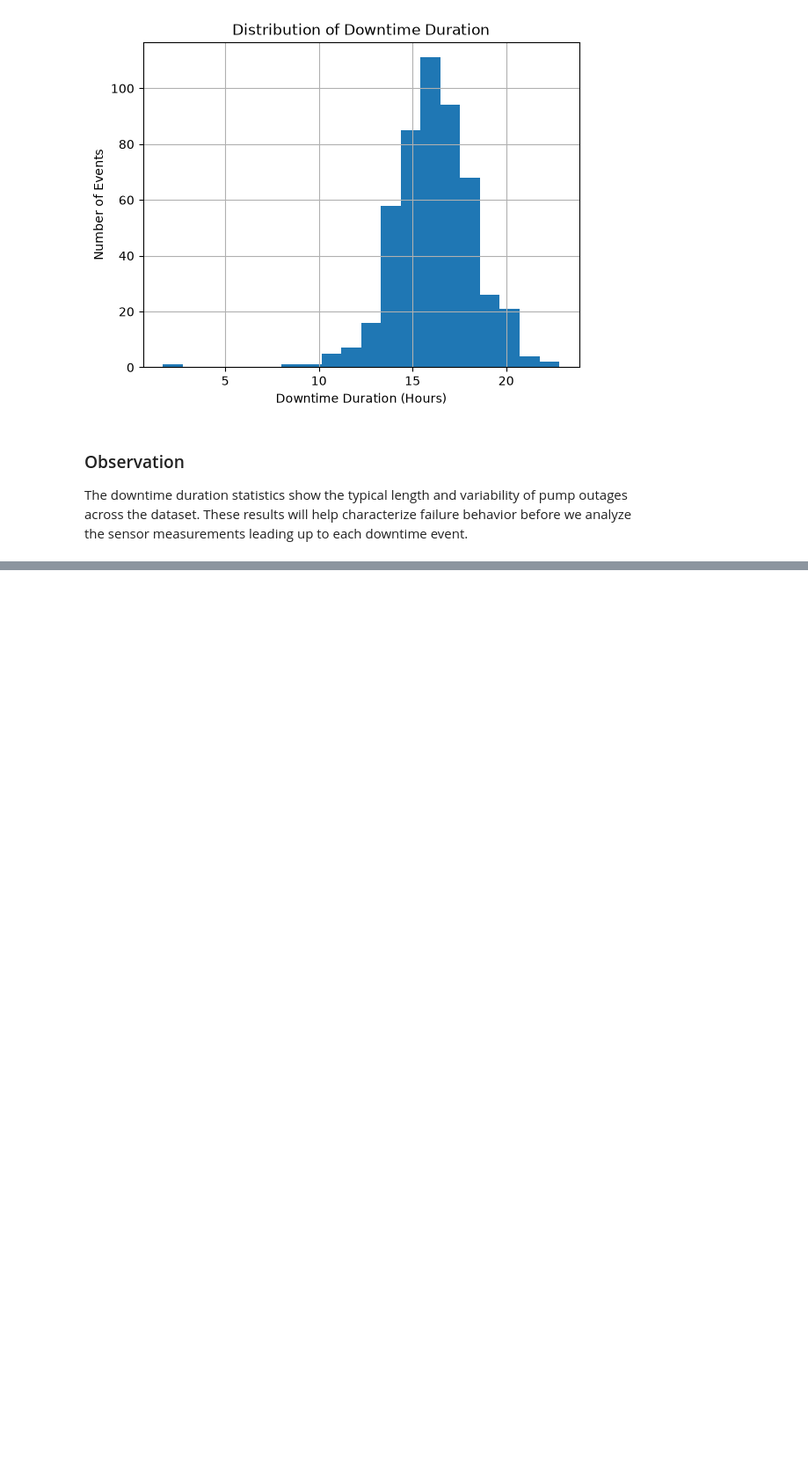
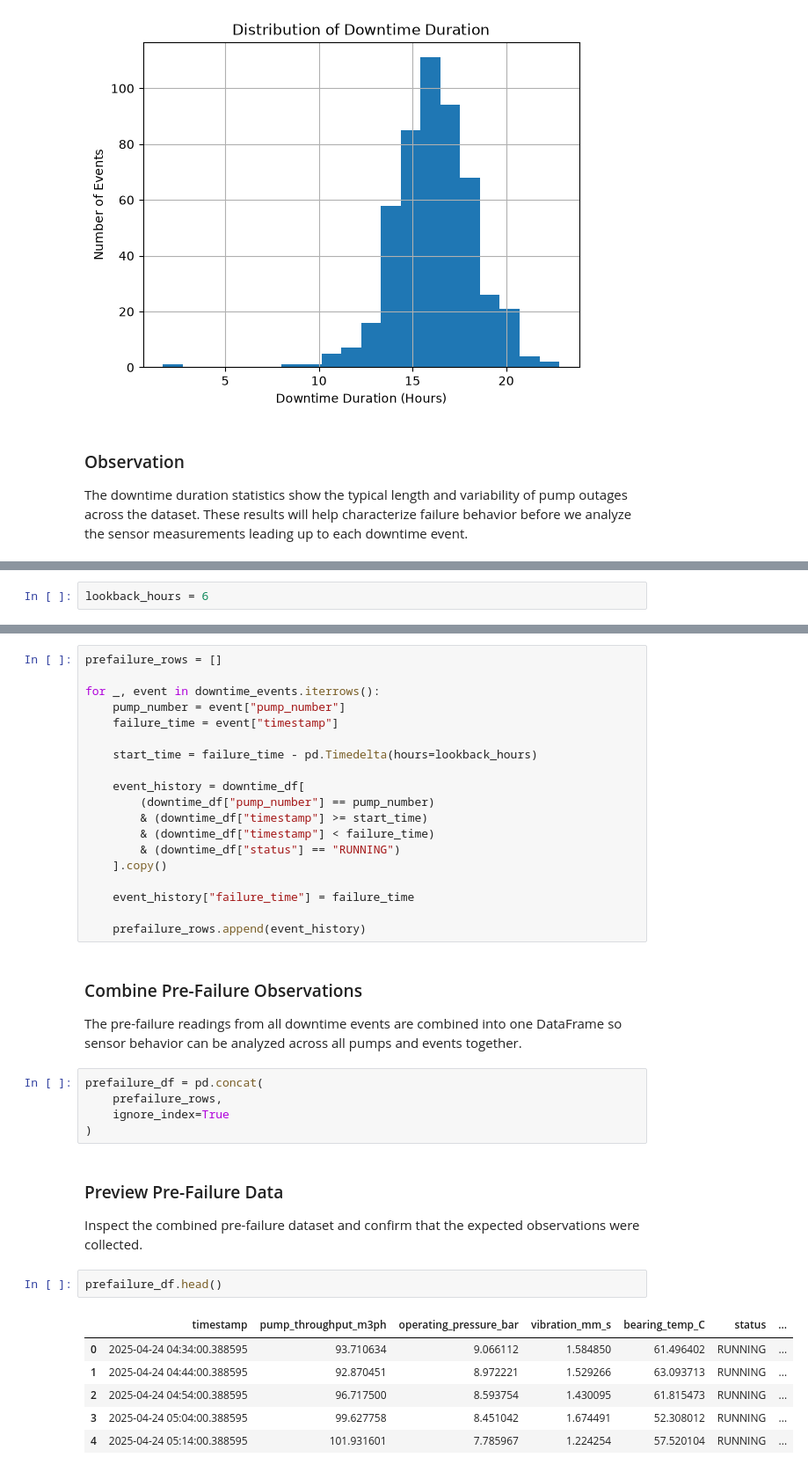
Before and after one commit to MohnishMehta/Break-Through-Tech-ML-Pipeline, a Jupyter notebook: notebooks/01_data_exploration.ipynb, the cells around one changed output, grey strips where cells are left out. Shown at 88% size. Cells and saved outputs as stored; diff of their text form; blank space fills up the shorter version.

Commit message:
Analyze sensor behavior before downtime

```diff
--- a/notebooks/01_data_exploration.ipynb
+++ b/notebooks/01_data_exploration.ipynb
@@ -379,0 +398,2 @@ The downtime duration statistics show the typical length and variability of pump
+# %%
+lookback_hours = 6
@@ -379,0 +406,41 @@ The downtime duration statistics show the typical length and variability of pump
+# %%
+prefailure_rows = []
+
+for _, event in downtime_events.iterrows():
+    pump_number = event["pump_number"]
+    failure_time = event["timestamp"]
+
+    start_time = failure_time - pd.Timedelta(hours=lookback_hours)
+
+    event_history = downtime_df[
+        (downtime_df["pump_number"] == pump_number)
+        & (downtime_df["timestamp"] >= start_time)
+        & (downtime_df["timestamp"] < failure_time)
+        & (downtime_df["status"] == "RUNNING")
+    ].copy()
+
+    event_history["failure_time"] = failure_time
+
+    prefailure_rows.append(event_history)
+# %% [markdown]
+### Combine Pre-Failure Observations
+
+The pre-failure readings from all downtime events are combined into one DataFrame so sensor behavior can be analyzed across all pumps and events together.
+# %%
+prefailure_df = pd.concat(
+    prefailure_rows,
+    ignore_index=True
+)
+# %% [markdown]
+### Preview Pre-Failure Data
+
+Inspect the combined pre-failure dataset and confirm that the expected observations were collected.
+# %%
+prefailure_df.head()
+# %% [output]
+|  | timestamp | pump_throughput_m3ph | operating_pressure_bar | vibration_mm_s | bearing_temp_C | status | ... |
+| 0 | 2025-04-24 04:34:00.388595 | 93.710634 | 9.066112 | 1.584850 | 61.496402 | RUNNING | ... |
+| 1 | 2025-04-24 04:44:00.388595 | 92.870451 | 8.972221 | 1.529266 | 63.093713 | RUNNING | ... |
+| 2 | 2025-04-24 04:54:00.388595 | 96.717500 | 8.593754 | 1.430095 | 61.815473 | RUNNING | ... |
+| 3 | 2025-04-24 05:04:00.388595 | 99.627758 | 8.451042 | 1.674491 | 52.308012 | RUNNING | ... |
+| 4 | 2025-04-24 05:14:00.388595 | 101.931601 | 7.785967 | 1.224254 | 57.520104 | RUNNING | ... |
```
Also changed, not shown: parts of 23 cells of this notebook.
